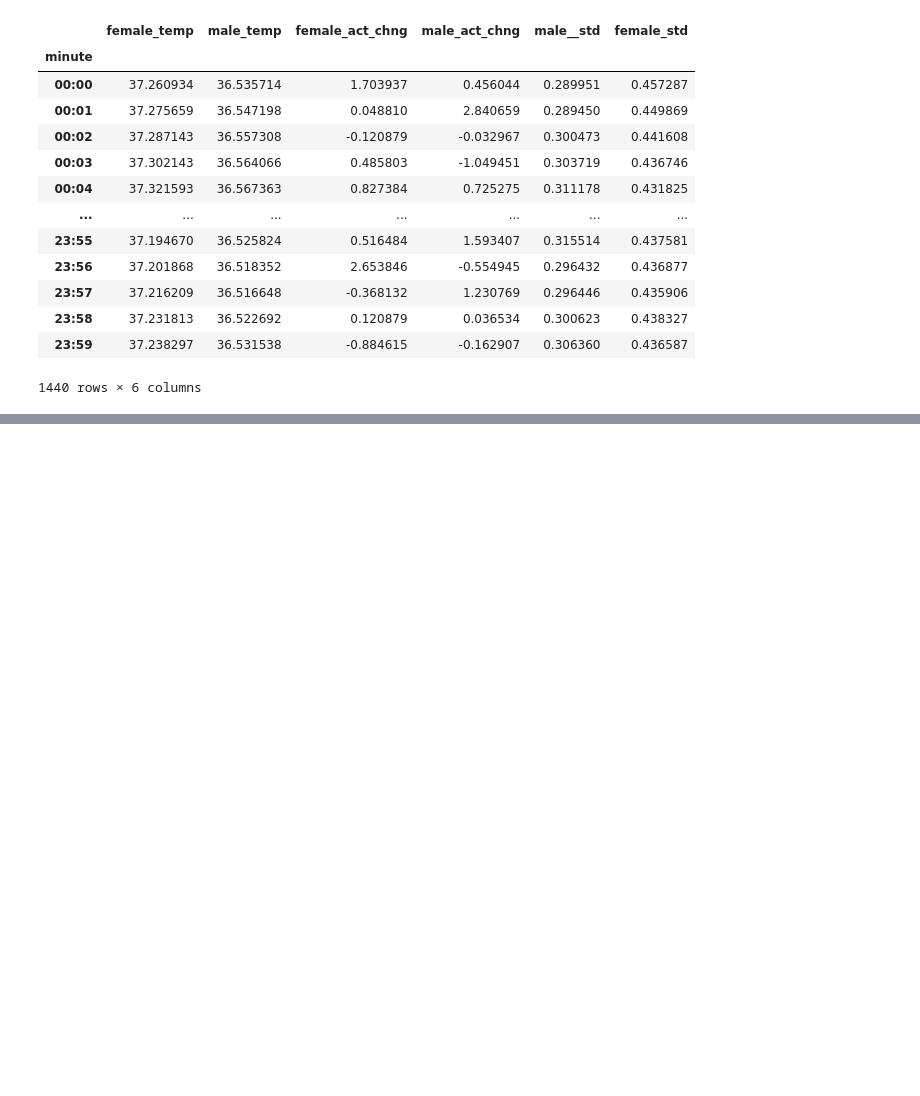
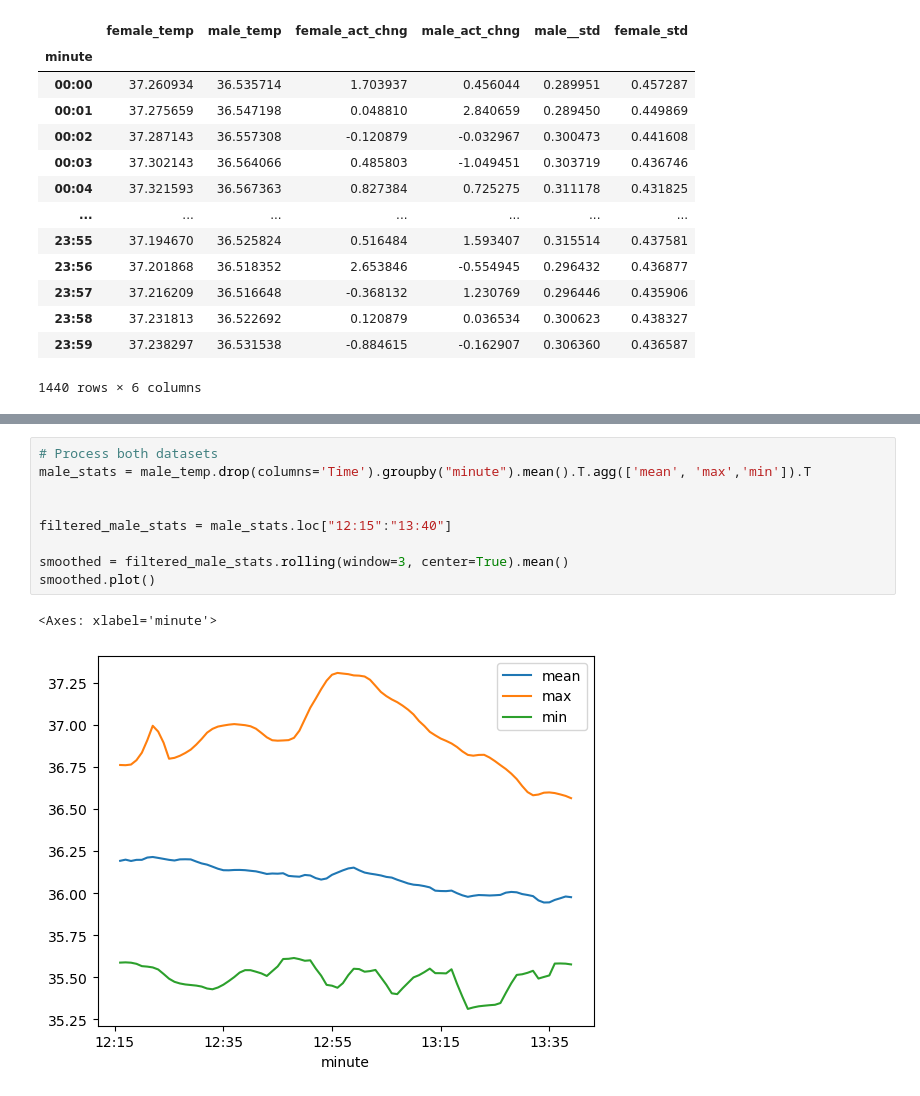
Before and after one commit to mrona22/DSC_106_proj_temp, a Jupyter notebook: ExporatoryGraphs.ipynb, the cells around one changed output, grey strips where cells are left out. Cells and saved outputs as stored; diff of their text form; blank space fills up the shorter version.

```diff
--- a/ExporatoryGraphs.ipynb
+++ b/ExporatoryGraphs.ipynb
@@ -302,0 +335,12 @@ temp_act_data
+# %%
+# Process both datasets
+male_stats = male_temp.drop(columns='Time').groupby("minute").mean().T.agg(['mean', 'max','min']).T
+
+
+filtered_male_stats = male_stats.loc["12:15":"13:40"]
+
+smoothed = filtered_male_stats.rolling(window=3, center=True).mean()
+smoothed.plot()
+# %% [output]
+<Axes: xlabel='minute'>
+[figure, added]
```
Also changed, not shown: parts of 2 cells of this notebook, 7 other files.
